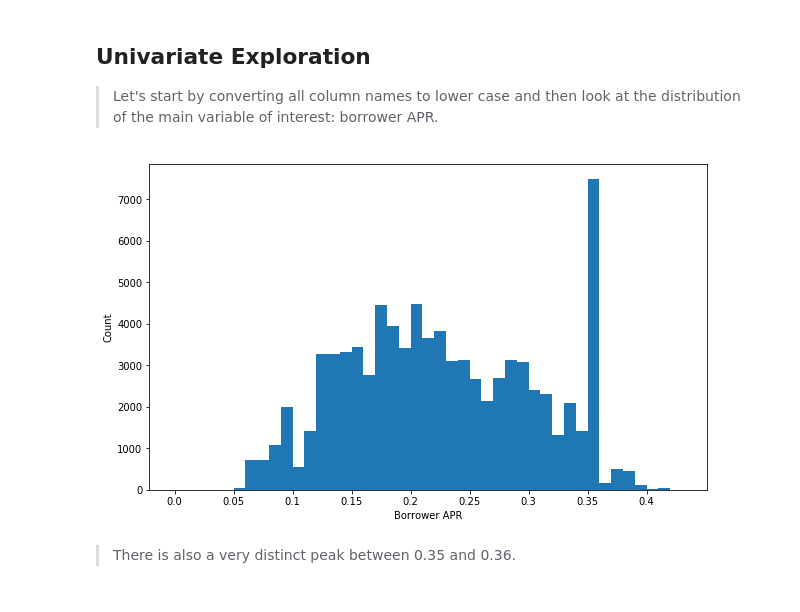
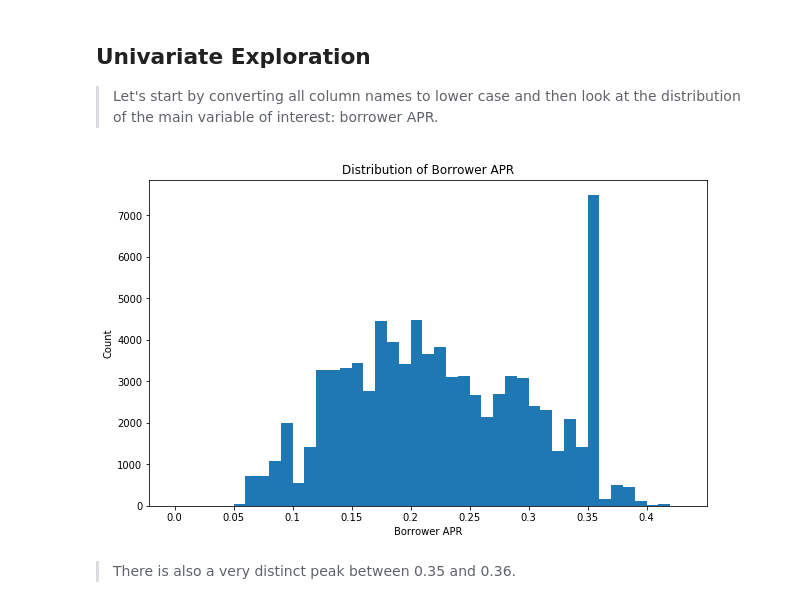
Before and after one commit to chukwume/prosperloandata, a Jupyter notebook: exploration_template.ipynb, the cells around one changed output. Cells and saved outputs as stored; diff of their text form; code cells hidden in the pictures.

Commit message:
feat: Add title to borrower APR hist

```diff
--- a/exploration_template.ipynb
+++ b/exploration_template.ipynb
@@ -117,13 +117,14 @@ df_sub.columns = map(str.lower, df_sub.columns)
 # %%
 bins = np.arange(0, df_sub.borrowerapr.max()+0.01, 0.01)
 plt.figure(figsize=[10, 6])
 plt.hist(data = df_sub, x = 'borrowerapr', bins = bins)
 ticks = [0.0, 0.05, 0.1, 0.15, 0.2, 0.25, 0.3, 0.35, 0.4]
 plt.xticks(ticks, ticks)
 plt.xlabel('Borrower APR')
-plt.ylabel('Count');
+plt.ylabel('Count')
+plt.title('Distribution of Borrower APR');
 # %% [output]
-[figure, old version]
+[figure, new version]
 # %% [markdown]
 > There is also a very distinct peak between 0.35 and 0.36.
 # %%
```
